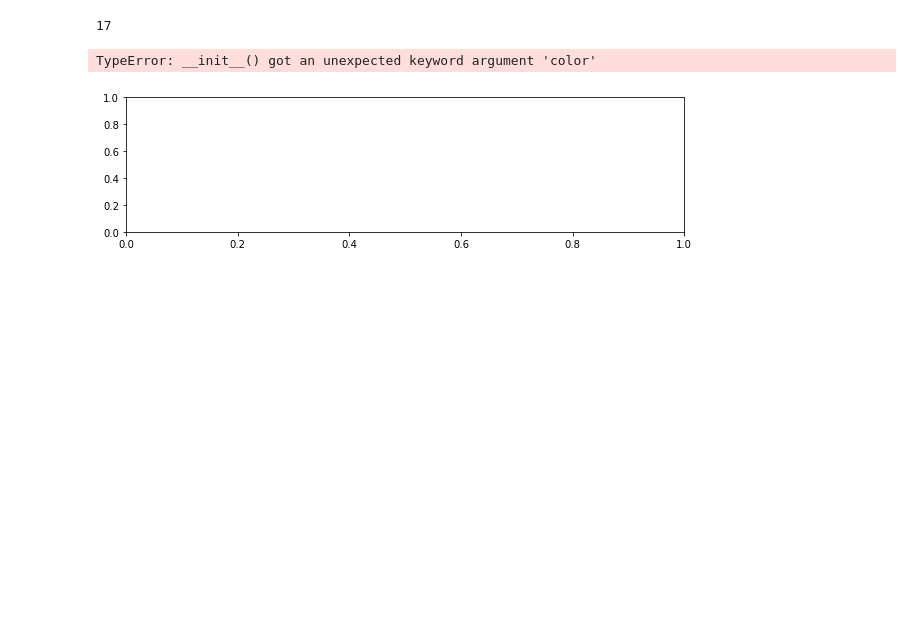
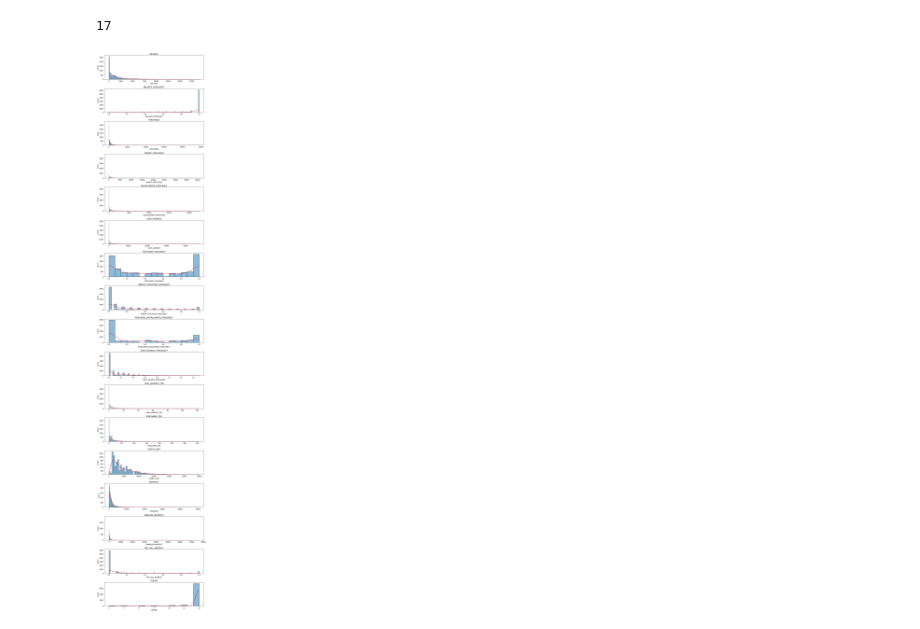
Before and after one commit to clozgil/Market-Segmentation-and-Consumer-Behavior, a Jupyter notebook: Market-Segmentation-and-Consumer-Behavior.ipynb, the cells around one changed output. Saved outputs shown, nothing was run; the diff lists cells and outputs as text; code cells hidden in the pictures; blank space fills up the shorter version.

Commit message:
hist plot with kde

```diff
--- a/Market-Segmentation-and-Consumer-Behavior.ipynb
+++ b/Market-Segmentation-and-Consumer-Behavior.ipynb
@@ -174,12 +174,12 @@ len(cc_df.columns)
 # %%
 #kde_kws={'color':'b', 'lw':3, 'label':'KDE'}
 plt.figure(figsize=(10, 50))
 for i in range(17):
     plt.subplot(17, 1, i+1)
-sns.histplot(cc_df[cc_df.columns[i]], kde=True, kde_kws={'fill':})
+    ax = sns.histplot(cc_df[cc_df.columns[i]], kde=True)
     plt.title(cc_df.columns[i])
+    ax.lines[0].set_color('crimson')
 
 plt.tight_layout()
 # %% [output]
-TypeError: __init__() got an unexpected keyword argument 'color'
-[figure, old version]
+[figure, new version]
```
